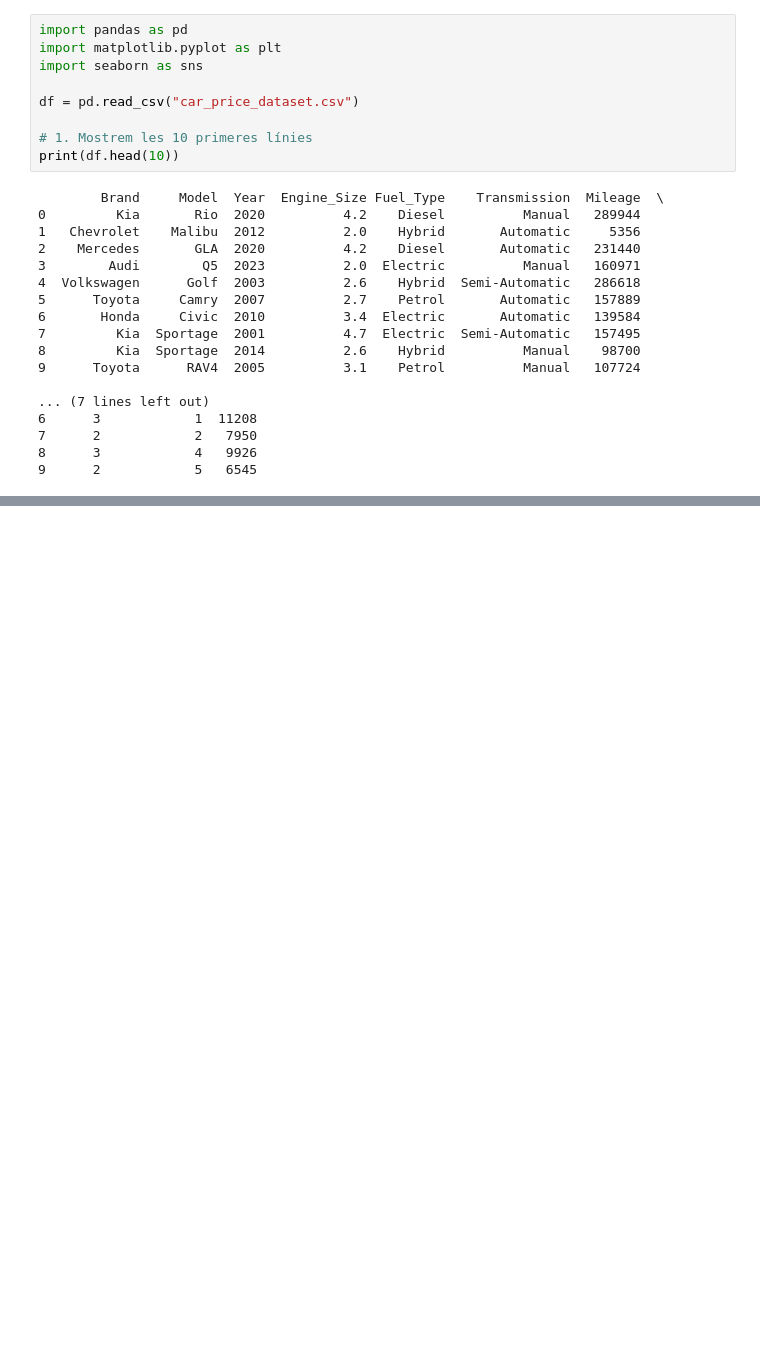
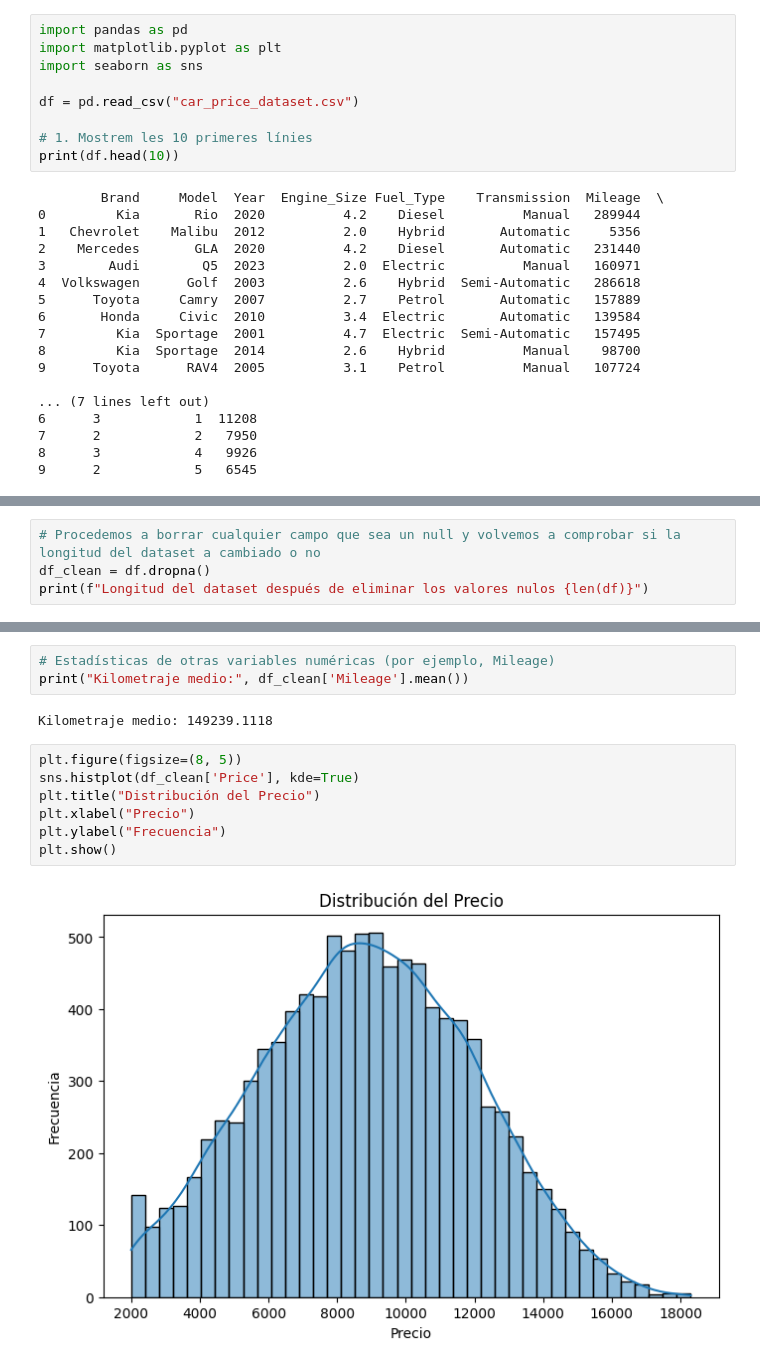
Before and after one commit to stif20/binder, a Jupyter notebook: car.ipynb, the cells around one changed output, grey strips where cells are left out. Drawn from its saved outputs; the diff is of its cells as text; blank space fills up the shorter version.

```diff
--- a/car.ipynb
+++ b/car.ipynb
@@ -30,2 +30,6 @@ print(f"Longitud del dataset: {len(df)}")
 # %% [output]
 Longitud del dataset: 10000
+# %%
+# Procedemos a borrar cualquier campo que sea un null y volvemos a comprobar si la longitud del dataset a cambiado o no
+df_clean = df.dropna()
+print(f"Longitud del dataset después de eliminar los valores nulos {len(df)}")
@@ -31,0 +47,14 @@ Longitud del dataset: 10000
+# %%
+# Estadísticas de otras variables numéricas (por ejemplo, Mileage)
+print("Kilometraje medio:", df_clean['Mileage'].mean())
+# %% [output]
+Kilometraje medio: 149239.1118
+# %%
+plt.figure(figsize=(8, 5))
+sns.histplot(df_clean['Price'], kde=True)
+plt.title("Distribución del Precio")
+plt.xlabel("Precio")
+plt.ylabel("Frecuencia")
+plt.show()
+# %% [output]
+[figure, added]
```
Also changed, not shown: parts of 8 cells of this notebook.
